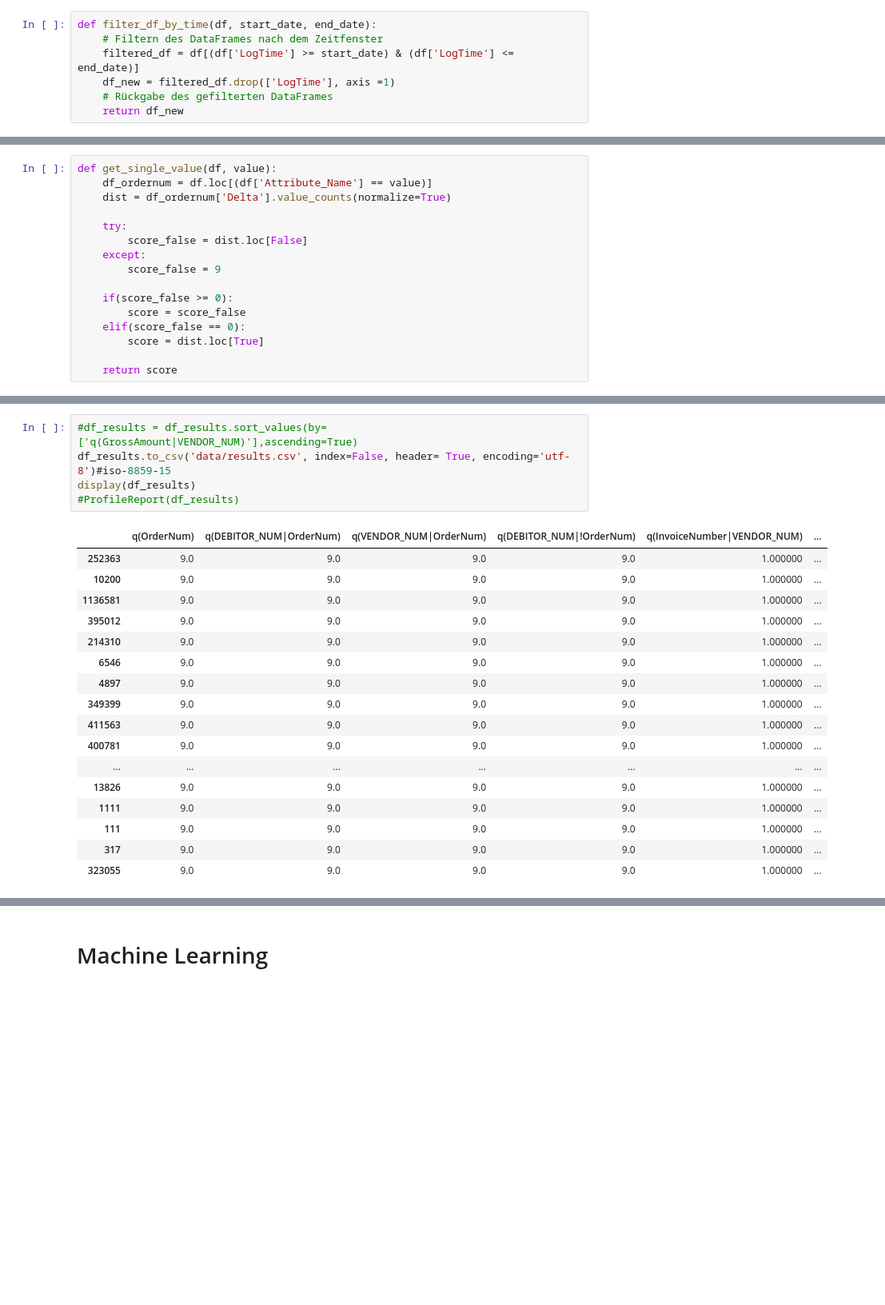
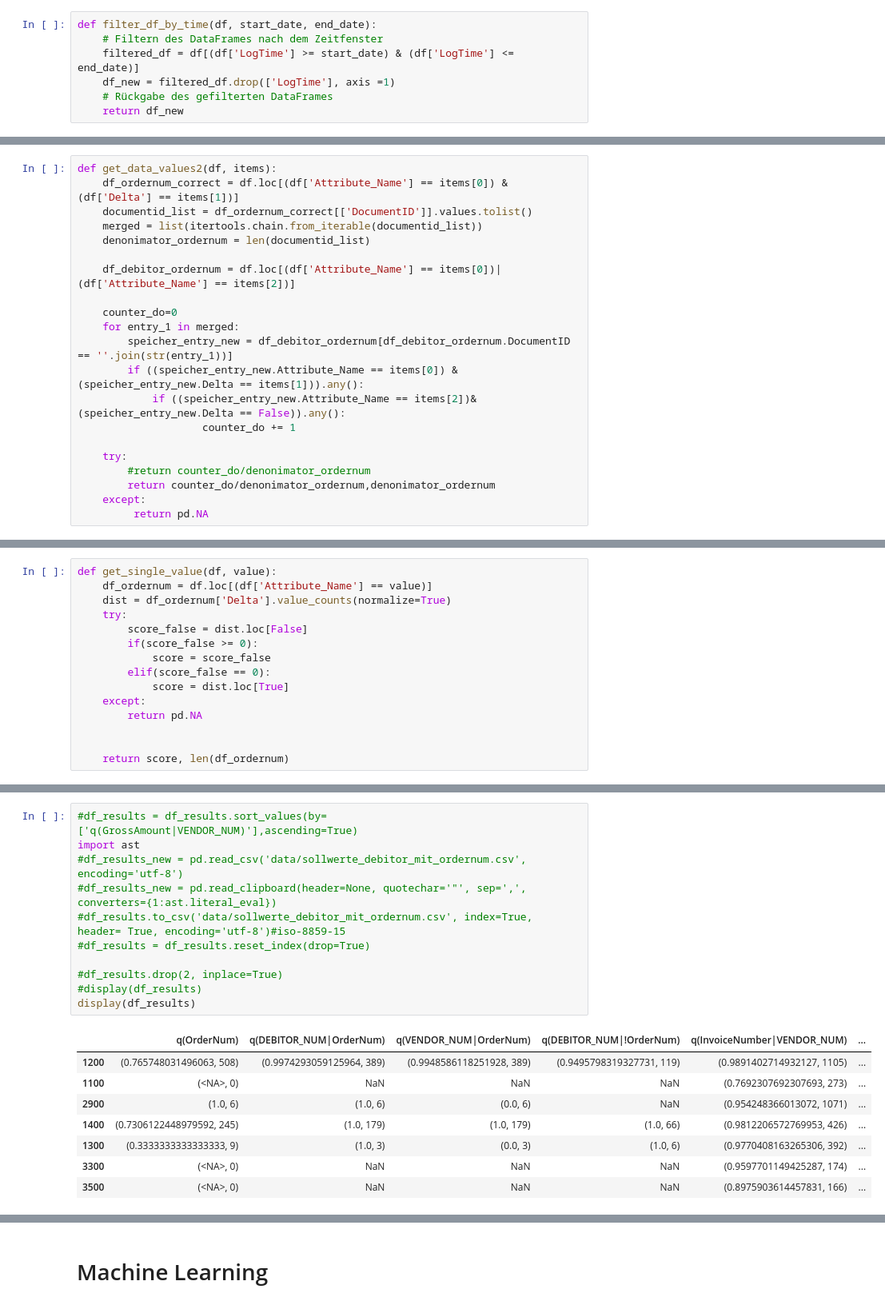
Before and after one commit to FusionShareeza/Masterarbeit, a Jupyter notebook: sqlconnector.ipynb, the cells around one changed output, grey strips where cells are left out. Shown at 80% size. Saved outputs shown, nothing was run; the diff lists cells and outputs as text; blank space fills up the shorter version.

```diff
--- a/sqlconnector.ipynb
+++ b/sqlconnector.ipynb
@@ -328,3 +333,24 @@ def get_data_values(df, value1, bool1, value2):
+# %%
+def get_data_values2(df, items):
+    df_ordernum_correct = df.loc[(df['Attribute_Name'] == items[0]) &(df['Delta'] == items[1])]
+    documentid_list = df_ordernum_correct[['DocumentID']].values.tolist()
+    merged = list(itertools.chain.from_iterable(documentid_list))
+    denonimator_ordernum = len(documentid_list)
+
+    df_debitor_ordernum = df.loc[(df['Attribute_Name'] == items[0])|(df['Attribute_Name'] == items[2])]
+
+    counter_do=0
+    for entry_1 in merged:
+        speicher_entry_new = df_debitor_ordernum[df_debitor_ordernum.DocumentID == ''.join(str(entry_1))]
+        if ((speicher_entry_new.Attribute_Name == items[0]) & (speicher_entry_new.Delta == items[1])).any():
+            if ((speicher_entry_new.Attribute_Name == items[2])&(speicher_entry_new.Delta == False)).any():
+                    counter_do += 1
+
+    try:
+        #return counter_do/denonimator_ordernum
+        return counter_do/denonimator_ordernum,denonimator_ordernum
+    except:
+         return pd.NA
 # %%
 def get_data_values_two_booleans(df, value1, bool1, value2, bool2, value3):
     counter_vom=0
@@ -354,15 +405,14 @@ def get_data_values_two_booleans(df, value1, bool1, value2, bool2, value3):
 def get_single_value(df, value):
     df_ordernum = df.loc[(df['Attribute_Name'] == value)]
     dist = df_ordernum['Delta'].value_counts(normalize=True)
-
     try:
         score_false = dist.loc[False]
+        if(score_false >= 0):
+            score = score_false
+        elif(score_false == 0):
+            score = dist.loc[True]
     except:
-        score_false = 9
+        return pd.NA
 
-    if(score_false >= 0):
-        score = score_false
-    elif(score_false == 0):
-        score = dist.loc[True]
 
-    return score
+    return score, len(df_ordernum)
@@ -446,23 +490,20 @@ for key, df in dc_sorted_df.items():
 # %%
 #df_results = df_results.sort_values(by=['q(GrossAmount|VENDOR_NUM)'],ascending=True)
-df_results.to_csv('data/results.csv', index=False, header= True, encoding='utf-8')#iso-8859-15
+import ast
+#df_results_new = pd.read_csv('data/sollwerte_debitor_mit_ordernum.csv', encoding='utf-8')
+#df_results_new = pd.read_clipboard(header=None, quotechar='"', sep=',', converters={1:ast.literal_eval})
+#df_results.to_csv('data/sollwerte_debitor_mit_ordernum.csv', index=True, header= True, encoding='utf-8')#iso-8859-15
+#df_results = df_results.reset_index(drop=True)
+
+#df_results.drop(2, inplace=True)
+#display(df_results)
 display(df_results)
-#ProfileReport(df_results)
 # %% [output]
 |  | q(OrderNum) | q(DEBITOR_NUM|OrderNum) | q(VENDOR_NUM|OrderNum) | q(DEBITOR_NUM|!OrderNum) | q(InvoiceNumber|VENDOR_NUM) | ... |
-| 252363 | 9.0 | 9.0 | 9.0 | 9.0 | 1.000000 | ... |
-| 10200 | 9.0 | 9.0 | 9.0 | 9.0 | 1.000000 | ... |
-| 1136581 | 9.0 | 9.0 | 9.0 | 9.0 | 1.000000 | ... |
-| 395012 | 9.0 | 9.0 | 9.0 | 9.0 | 1.000000 | ... |
-| 214310 | 9.0 | 9.0 | 9.0 | 9.0 | 1.000000 | ... |
-| 6546 | 9.0 | 9.0 | 9.0 | 9.0 | 1.000000 | ... |
-| 4897 | 9.0 | 9.0 | 9.0 | 9.0 | 1.000000 | ... |
-| 349399 | 9.0 | 9.0 | 9.0 | 9.0 | 1.000000 | ... |
-| 411563 | 9.0 | 9.0 | 9.0 | 9.0 | 1.000000 | ... |
-| 400781 | 9.0 | 9.0 | 9.0 | 9.0 | 1.000000 | ... |
-| ... | ... | ... | ... | ... | ... | ... |
-| 13826 | 9.0 | 9.0 | 9.0 | 9.0 | 1.000000 | ... |
-| 1111 | 9.0 | 9.0 | 9.0 | 9.0 | 1.000000 | ... |
-| 111 | 9.0 | 9.0 | 9.0 | 9.0 | 1.000000 | ... |
-| 317 | 9.0 | 9.0 | 9.0 | 9.0 | 1.000000 | ... |
-| 323055 | 9.0 | 9.0 | 9.0 | 9.0 | 1.000000 | ... |
+| 1200 | (0.765748031496063, 508) | (0.9974293059125964, 389) | (0.9948586118251928, 389) | (0.9495798319327731, 119) | (0.9891402714932127, 1105) | ... |
+| 1100 | (<NA>, 0) | NaN | NaN | NaN | (0.7692307692307693, 273) | ... |
+| 2900 | (1.0, 6) | (1.0, 6) | (0.0, 6) | NaN | (0.954248366013072, 1071) | ... |
+| 1400 | (0.7306122448979592, 245) | (1.0, 179) | (1.0, 179) | (1.0, 66) | (0.9812206572769953, 426) | ... |
+| 1300 | (0.3333333333333333, 9) | (1.0, 3) | (0.0, 3) | (1.0, 6) | (0.9770408163265306, 392) | ... |
+| 3300 | (<NA>, 0) | NaN | NaN | NaN | (0.9597701149425287, 174) | ... |
+| 3500 | (<NA>, 0) | NaN | NaN | NaN | (0.8975903614457831, 166) | ... |
```
Also changed, not shown: parts of 14 cells of this notebook.
